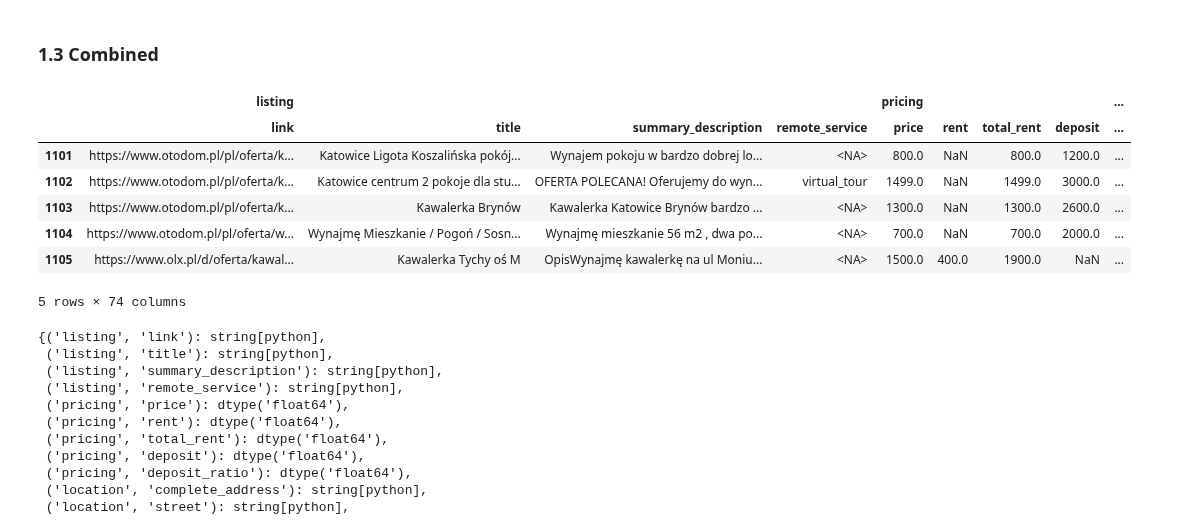
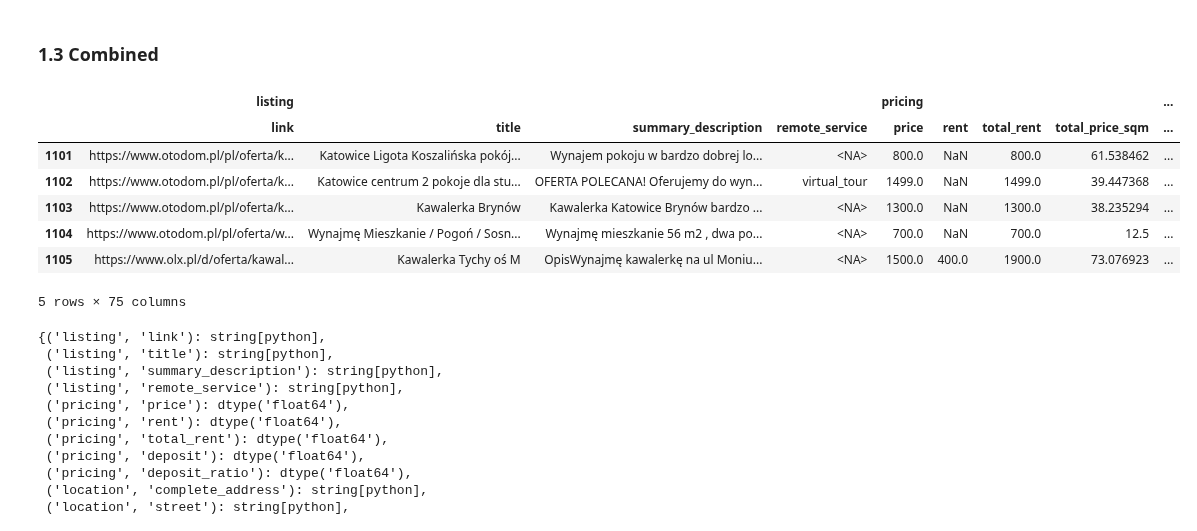
Before and after one commit to Luk-kar/Home-Market-Harvester, a Jupyter notebook: notebooks/003_EDA.ipynb, the cells around one changed output. Cells and saved outputs as stored; diff of their text form; code cells hidden in the pictures.

Commit message:
Refactored combine_olx_otodom

```diff
--- a/notebooks/003_EDA.ipynb
+++ b/notebooks/003_EDA.ipynb
@@ -190,43 +190,54 @@ def combine_olx_otodom(df_olx: pd.DataFrame = df_olx, df_otodom: pd.DataFrame =
 
     for col in columns_to_fill_true:
         df_olx[col] = df_olx[col].fillna(True)
 
     # Step 5: Set the same dtypes for df_olx as in df_otodom
     for column in df_otodom.columns:
         if column in df_olx.columns:
             df_olx[column] = df_olx[column].astype(df_otodom[column].dtype)
 
 
     # Step 6: Append df_olx to df_otodom
     combined_df = pd.concat([df_otodom, df_olx], ignore_index=True)
 
     # Step 7: Add deposit_ratio column
     combined_df.loc[:, ("pricing", "deposit_ratio")] = np.where(
         combined_df["pricing"]["total_rent"] != 0,
         (combined_df["pricing"]["deposit"] / combined_df["pricing"]["total_rent"]).round(2),
         np.nan  # or 0, depending on your preference for default value
     )
 
+    # Step 8: Add total price per square meter column
+    combined_df.loc[:, ("pricing", "total_price_sqm")] = (combined_df['pricing']['total_rent'] / combined_df['size']['square_meters']).replace([np.inf, -np.inf], np.nan)
+
+    # Step 9: Reorder columns
+
     columns = combined_df.columns.tolist()
-    new_col_index = columns.index(("pricing", "deposit_ratio"))
-    desired_position = 8
-    columns.insert(desired_position, columns.pop(new_col_index))
+
+    new_and_old_columns = [
+        (8, columns.index(("pricing", "deposit_ratio"))),
+        (7, columns.index(("pricing", "total_price_sqm"))),
+    ]
+
+    for new, old in new_and_old_columns:
+        columns.insert(new, columns.pop(old))
 
     combined_df = combined_df[columns]
+
     return combined_df
 
 combined_df = combine_olx_otodom(df_olx, df_otodom)
 
 combined_df.tail()
 # %% [output]
 |  | listing |  |  |  | pricing |  |  |  | ... |
-|  | link | title | summary_description | remote_service | price | rent | total_rent | deposit | ... |
-| 1101 | https://www.otodom.pl/pl/oferta/k... | Katowice Ligota Koszalińska pokój... | Wynajem pokoju w bardzo dobrej lo... | <NA> | 800.0 | NaN | 800.0 | 1200.0 | ... |
-| 1102 | https://www.otodom.pl/pl/oferta/k... | Katowice centrum 2 pokoje dla stu... | OFERTA POLECANA! Oferujemy do wyn... | virtual_tour | 1499.0 | NaN | 1499.0 | 3000.0 | ... |
-| 1103 | https://www.otodom.pl/pl/oferta/k... | Kawalerka Brynów | Kawalerka Katowice Brynów bardzo ... | <NA> | 1300.0 | NaN | 1300.0 | 2600.0 | ... |
-| 1104 | https://www.otodom.pl/pl/oferta/w... | Wynajmę Mieszkanie / Pogoń / Sosn... | Wynajmę mieszkanie 56 m2 , dwa po... | <NA> | 700.0 | NaN | 700.0 | 2000.0 | ... |
-| 1105 | https://www.olx.pl/d/oferta/kawal... | Kawalerka Tychy oś M | OpisWynajmę kawalerkę na ul Moniu... | <NA> | 1500.0 | 400.0 | 1900.0 | NaN | ... |
+|  | link | title | summary_description | remote_service | price | rent | total_rent | total_price_sqm | ... |
+| 1101 | https://www.otodom.pl/pl/oferta/k... | Katowice Ligota Koszalińska pokój... | Wynajem pokoju w bardzo dobrej lo... | <NA> | 800.0 | NaN | 800.0 | 61.538462 | ... |
+| 1102 | https://www.otodom.pl/pl/oferta/k... | Katowice centrum 2 pokoje dla stu... | OFERTA POLECANA! Oferujemy do wyn... | virtual_tour | 1499.0 | NaN | 1499.0 | 39.447368 | ... |
+| 1103 | https://www.otodom.pl/pl/oferta/k... | Kawalerka Brynów | Kawalerka Katowice Brynów bardzo ... | <NA> | 1300.0 | NaN | 1300.0 | 38.235294 | ... |
+| 1104 | https://www.otodom.pl/pl/oferta/w... | Wynajmę Mieszkanie / Pogoń / Sosn... | Wynajmę mieszkanie 56 m2 , dwa po... | <NA> | 700.0 | NaN | 700.0 | 12.5 | ... |
+| 1105 | https://www.olx.pl/d/oferta/kawal... | Kawalerka Tychy oś M | OpisWynajmę kawalerkę na ul Moniu... | <NA> | 1500.0 | 400.0 | 1900.0 | 73.076923 | ... |
-5 rows × 74 columns
+5 rows × 75 columns
 # %%
 pd.reset_option('display.max_rows')
 # %%
```
Also changed, not shown: parts of 1 cell of this notebook.
